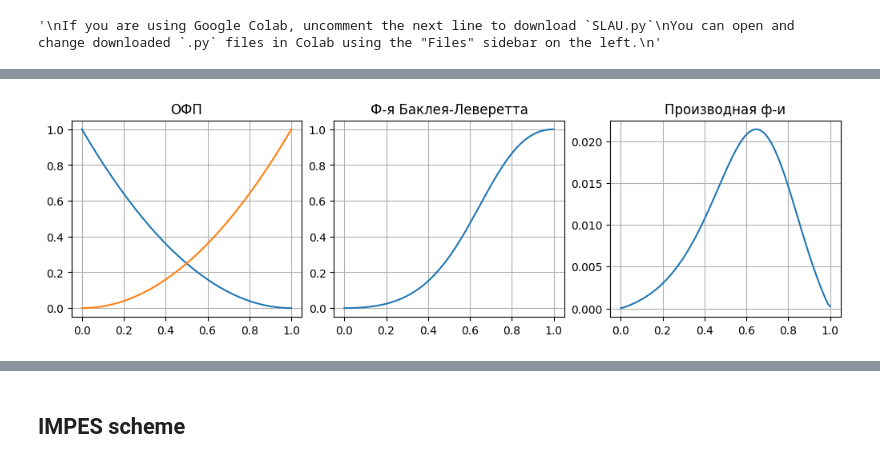
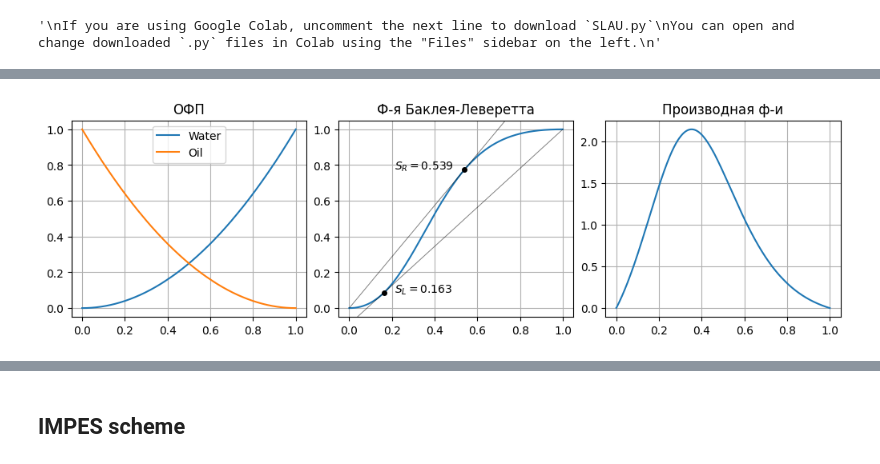
Before and after one commit to lnrSmglln/Carbonate-Acidizing-Modeling, a Jupyter notebook: 2phase.ipynb, the cells around one changed output, grey strips where cells are left out. Drawn from its saved outputs; the diff is of its cells as text; code cells hidden in the pictures.

```diff
--- a/2phase.ipynb
+++ b/2phase.ipynb
@@ -195,27 +222,55 @@ print(f"Число Куранта CFL = {round(tau / porosity / h, 3)}")
-# %%
-# Графики Баклея-Леверетта
-fig, axs = plt.subplots(1, 3, figsize=(10, 3), layout='constrained')
-
-s = np.arange(0, 1.01, 0.01)
-mu = mu1 / mu2
-f_s = mu * np.array([k2(i) for i in s]) / (mu * np.array([k2(i) for i in s]) + np.array([k1(i) for i in s]))
-
-axs[0].set_title("ОФП")
-axs[0].grid()
-axs[0].plot(s, [k1(i) for i in s], s, [k2(i) for i in s])
-
-
-axs[1].plot(s, f_s)
-axs[1].grid()
-axs[1].set_title("Ф-я Баклея-Леверетта")
-
-axs[2].plot(s, np.gradient(f_s))
-axs[2].grid()
-axs[2].set_title("Производная ф-и")
-
-plt.show()
-# %% [output]
-[figure, removed]
+# %%
+# Графики Баклея-Леверетта
+ds = 0.001
+s = np.arange(0, 1 + ds, ds)
+f_s = np.zeros_like(s)
+for i in range(len(s)):
+    f_s[i] = b(s[i], mu1, mu2)
+df_s = np.gradient(f_s) * len(s)
+
+fig, axs = plt.subplots(1, 3, figsize=(10, 3), layout='constrained')
+# fig.suptitle("")
+
+axs[0].set_title("ОФП")
+axs[0].grid()
+axs[0].plot(s, [k1(i) for i in s], s, [k2(i) for i in s])
+axs[0].legend(["Water", "Oil"])
+
+axs[1].plot(s, b(s, mu1, mu2))
+axs[1].grid()
+axs[1].set_ylim([-0.05, 1.05])
+axs[1].set_title("Ф-я Баклея-Леверетта")
+# построение касательных к функции Б-Л
+k_right = 0
+k_left = 0
+s_right = 0
+s_left = 0
+for k in np.arange(max(df_s), min(df_s), -ds):
+    if np.min(k * s - f_s) < 0:
+        k_right = k
+        s_right = np.max(s * ((k * s - f_s) < 0))
+        break
+axs[1].plot(s, k_right * s, color="black", alpha=0.5, linewidth=0.7)
+axs[1].plot(s_right, b(s_right, mu1, mu2), marker="o", color="black", alpha=1, markersize=4)
+axs[1].text(s_right-0.05, b(s_right, mu1, mu2), rf'$S_R={s_right}$', fontsize=10, horizontalalignment='right')
+for k in np.arange(max(df_s), min(df_s), -ds):
+    if np.max(k * (s-1) + 1 - f_s) > 0:
+        k_left = k
+        s_left = np.max(s * ((k * (s-1) + 1 - f_s) > 0))
+        break
+axs[1].plot(s, k_left * (s-1) + 1, color="black", alpha=0.5, linewidth=0.7)
+axs[1].plot(s_left, b(s_left, mu1, mu2), marker="o", color="black", alpha=1, markersize=4)
+axs[1].text(s_left+0.05, b(s_left, mu1, mu2), rf'$S_L={s_left}$', fontsize=10)
+
+axs[2].plot(s, df_s)
+axs[2].grid()
+axs[2].set_title("Производная ф-и")
+
+plt.show()
+
+del ds, s, f_s, df_s, k_right, k_left
+# %% [output]
+[figure, added]
 # %%
 x = np.arange(0, L+h, h)
 t = np.arange(0, T+tau, tau)
```
Also changed, not shown: parts of 9 cells of this notebook.
